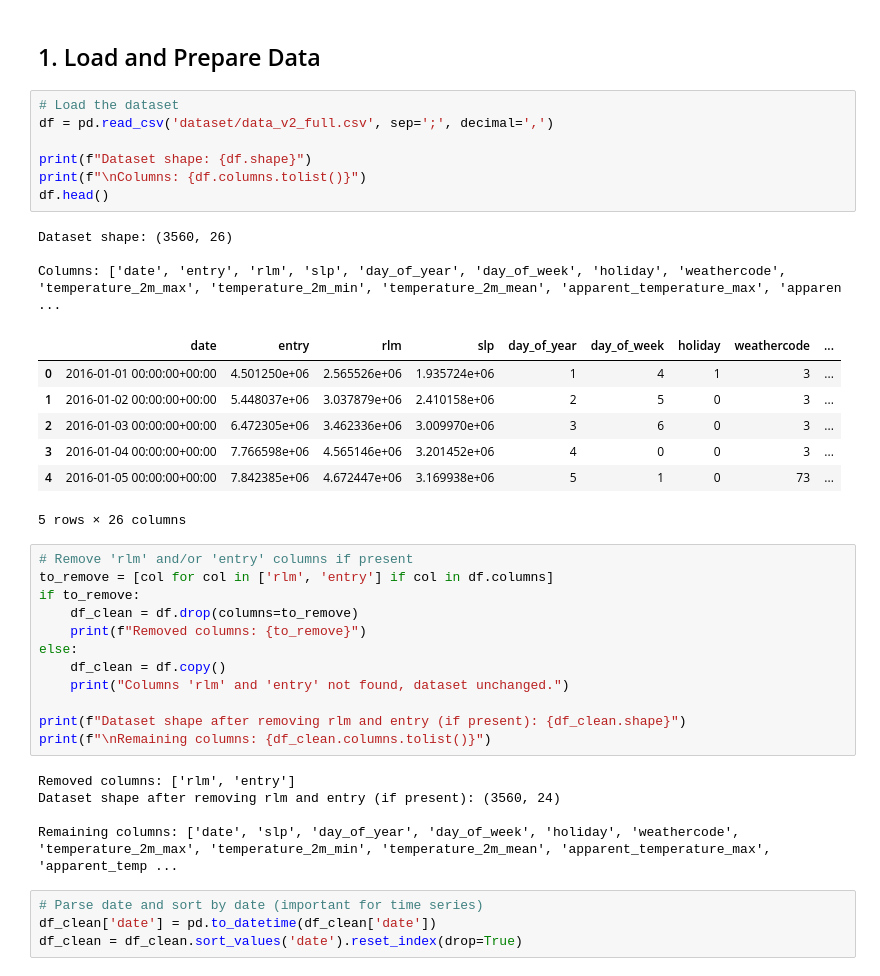
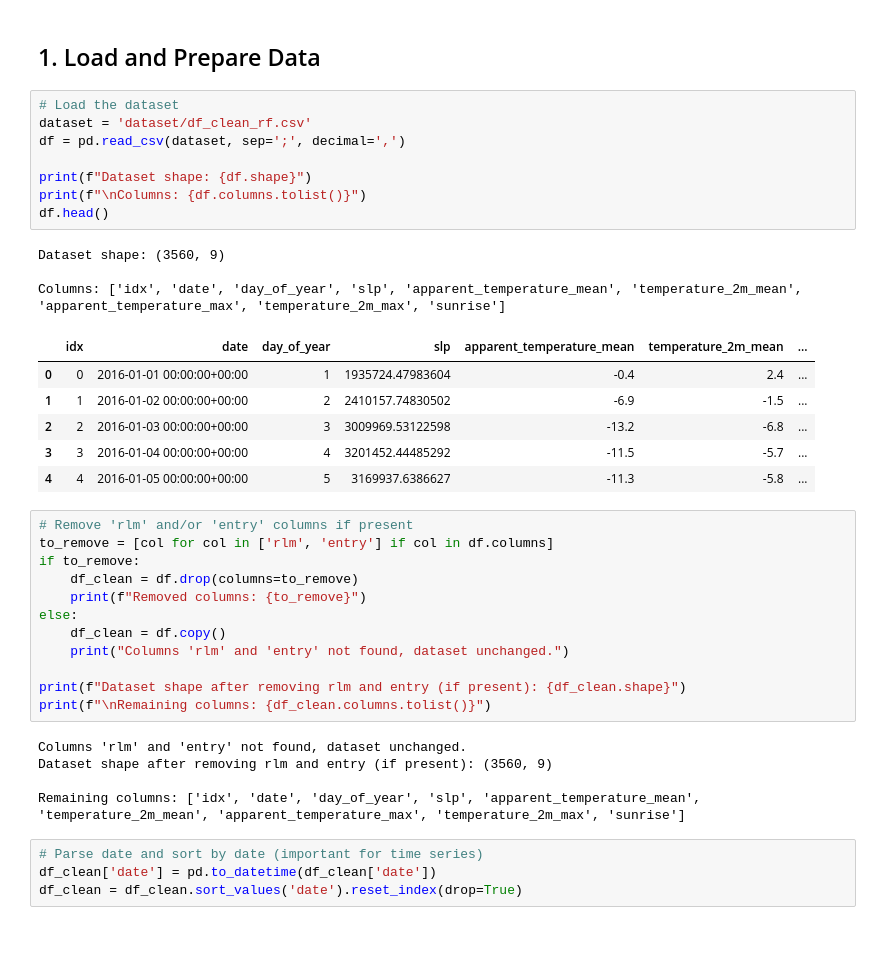
Before and after one commit to DiPalmaGiuseppe/DataScience-Project, a Jupyter notebook: src/5_model_selection.ipynb, the cells around one changed output. Cells and saved outputs as stored; diff of their text form; blank space fills up the shorter version.

Commit message:
created scaled and cleaned dataset for final finetuning

```diff
--- a/src/5_model_selection.ipynb
+++ b/src/5_model_selection.ipynb
@@ -21,22 +21,22 @@ warnings.filterwarnings('ignore')
 ## 1. Load and Prepare Data
 # %%
 # Load the dataset
-df = pd.read_csv('dataset/data_v2_full.csv', sep=';', decimal=',')
+dataset = 'dataset/df_clean_rf.csv'
+df = pd.read_csv(dataset, sep=';', decimal=',')
 
 print(f"Dataset shape: {df.shape}")
 print(f"\nColumns: {df.columns.tolist()}")
 df.head()
 # %% [output]
-Dataset shape: (3560, 26)
+Dataset shape: (3560, 9)
 
-Columns: ['date', 'entry', 'rlm', 'slp', 'day_of_year', 'day_of_week', 'holiday', 'weathercode', 'temperature_2m_max', 'temperature_2m_min', 'temperature_2m_mean', 'apparent_temperature_max', 'apparen ...
+Columns: ['idx', 'date', 'day_of_year', 'slp', 'apparent_temperature_mean', 'temperature_2m_mean', 'apparent_temperature_max', 'temperature_2m_max', 'sunrise']
-|  | date | entry | rlm | slp | day_of_year | day_of_week | holiday | weathercode | ... |
-| 0 | 2016-01-01 00:00:00+00:00 | 4.501250e+06 | 2.565526e+06 | 1.935724e+06 | 1 | 4 | 1 | 3 | ... |
-| 1 | 2016-01-02 00:00:00+00:00 | 5.448037e+06 | 3.037879e+06 | 2.410158e+06 | 2 | 5 | 0 | 3 | ... |
-| 2 | 2016-01-03 00:00:00+00:00 | 6.472305e+06 | 3.462336e+06 | 3.009970e+06 | 3 | 6 | 0 | 3 | ... |
-| 3 | 2016-01-04 00:00:00+00:00 | 7.766598e+06 | 4.565146e+06 | 3.201452e+06 | 4 | 0 | 0 | 3 | ... |
-| 4 | 2016-01-05 00:00:00+00:00 | 7.842385e+06 | 4.672447e+06 | 3.169938e+06 | 5 | 1 | 0 | 73 | ... |
+|  | idx | date | day_of_year | slp | apparent_temperature_mean | temperature_2m_mean | ... |
+| 0 | 0 | 2016-01-01 00:00:00+00:00 | 1 | 1935724.47983604 | -0.4 | 2.4 | ... |
+| 1 | 1 | 2016-01-02 00:00:00+00:00 | 2 | 2410157.74830502 | -6.9 | -1.5 | ... |
+| 2 | 2 | 2016-01-03 00:00:00+00:00 | 3 | 3009969.53122598 | -13.2 | -6.8 | ... |
+| 3 | 3 | 2016-01-04 00:00:00+00:00 | 4 | 3201452.44485292 | -11.5 | -5.7 | ... |
+| 4 | 4 | 2016-01-05 00:00:00+00:00 | 5 | 3169937.6386627 | -11.3 | -5.8 | ... |
-5 rows × 26 columns
 # %%
 # Remove 'rlm' and/or 'entry' columns if present
 to_remove = [col for col in ['rlm', 'entry'] if col in df.columns]
@@ -50,10 +50,10 @@ else:
 print(f"Dataset shape after removing rlm and entry (if present): {df_clean.shape}")
 print(f"\nRemaining columns: {df_clean.columns.tolist()}")
 # %% [output]
-Removed columns: ['rlm', 'entry']
-Dataset shape after removing rlm and entry (if present): (3560, 24)
+Columns 'rlm' and 'entry' not found, dataset unchanged.
+Dataset shape after removing rlm and entry (if present): (3560, 9)
 
-Remaining columns: ['date', 'slp', 'day_of_year', 'day_of_week', 'holiday', 'weathercode', 'temperature_2m_max', 'temperature_2m_min', 'temperature_2m_mean', 'apparent_temperature_max', 'apparent_temp ...
+Remaining columns: ['idx', 'date', 'day_of_year', 'slp', 'apparent_temperature_mean', 'temperature_2m_mean', 'apparent_temperature_max', 'temperature_2m_max', 'sunrise']
 # %%
 # Parse date and sort by date (important for time series)
 df_clean['date'] = pd.to_datetime(df_clean['date'])
```
Also changed, not shown: parts of 16 cells of this notebook, 6 other files.
